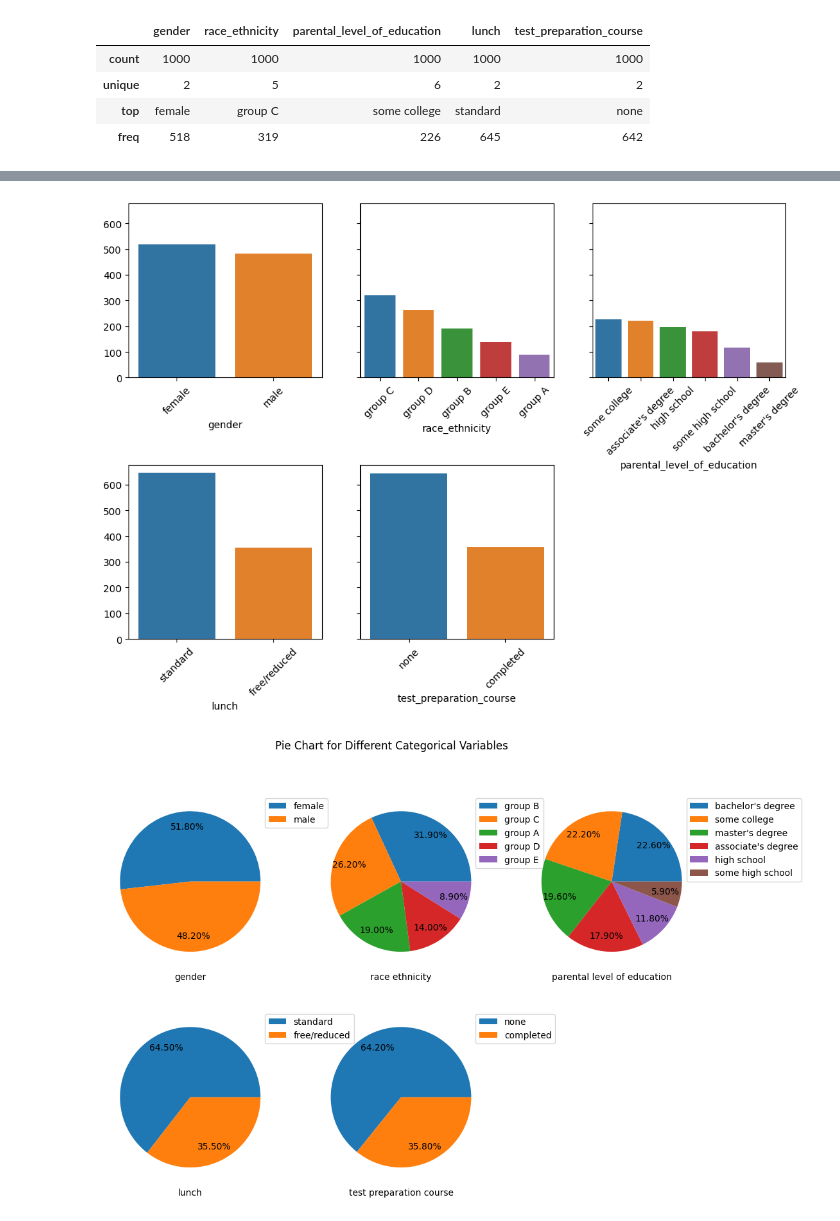
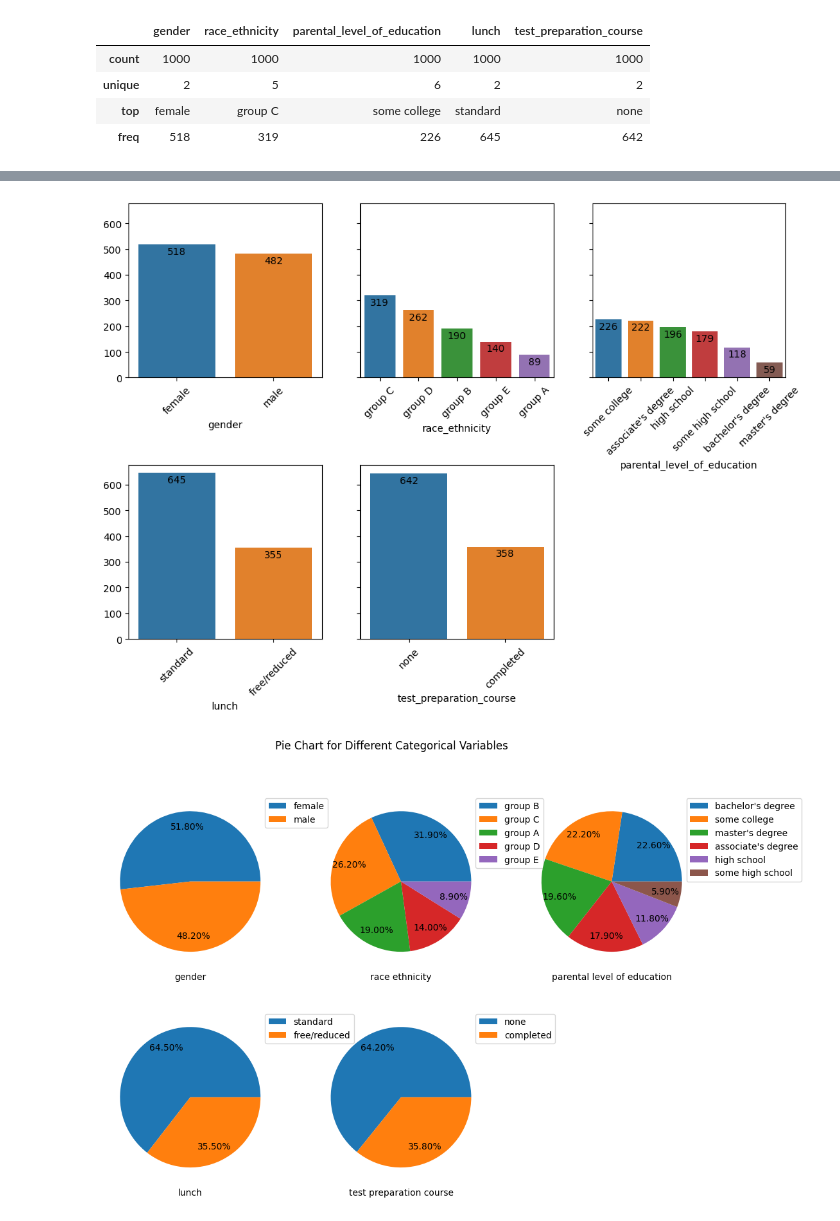
Before and after one commit to durrlov/mlproject, a Jupyter notebook: notebook/EDA.ipynb, the cells around one changed output, grey strips where cells are left out. Drawn from its saved outputs; the diff is of its cells as text; code cells hidden in the pictures.

```diff
--- a/notebook/EDA.ipynb
+++ b/notebook/EDA.ipynb
@@ -91,11 +91,3 @@ df[categorical_variables].describe(include='all')
 | unique | 2 | 5 | 6 | 2 | 2 |
 | top | female | group C | some college | standard | none |
 | freq | 518 | 319 | 226 | 645 | 642 |
-# %%
-cat_value_counts = {}
-for col in categorical_variables:
-    cat_value_counts[col] = df[col].value_counts()
-    sns.barplot(x=cat_value_counts[col].index, y=cat_value_counts[col].values)
-    plt.title(f'{col} distribution')
-    plt.xticks(rotation=45)
-    plt.show()
@@ -108,21 +94,23 @@ for col in categorical_variables:
 # %%
 fig, axes = plt.subplots(2, 3, figsize=(12, 8), sharey=True)  # Increase figsize for better clarity
 
 for i, col in enumerate(categorical_variables):
     ax = plt.subplot(2, 3, i + 1)
-    sns.barplot(
+    sns_bar = sns.barplot(
         x=df[col].value_counts().index,
         y=df[col].value_counts().values,
         ax=ax,
         hue=df[col].value_counts().index
     )
     plt.xticks(rotation=45)
+    for container in sns_bar.containers:
+        plt.bar_label(container, fontsize = 10, padding = -12)
 
 plt.subplots_adjust(hspace=0.5)
 fig.delaxes(axes[1, 2])
 plt.show()
 # %% [output]
-[figure, old version]
+[figure, new version]
 # %%
 fig, axs = plt.subplots(2, 3, figsize=(12, 8))
 fig.delaxes(axs[1,2])
```
Also changed, not shown: parts of 15 cells of this notebook, 1 other file.
